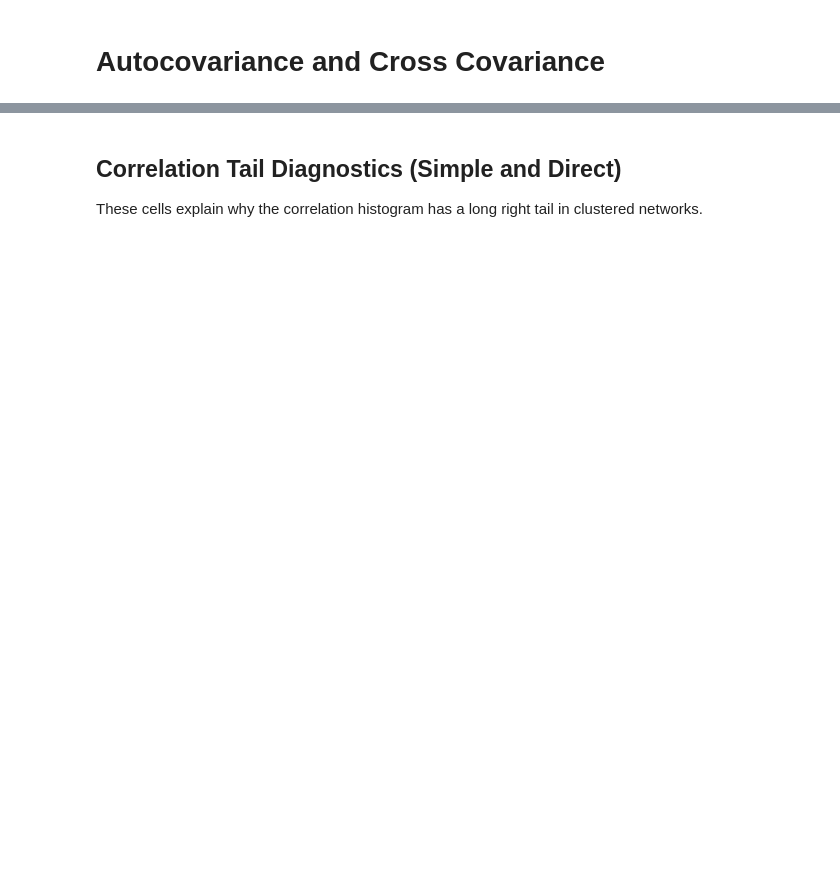
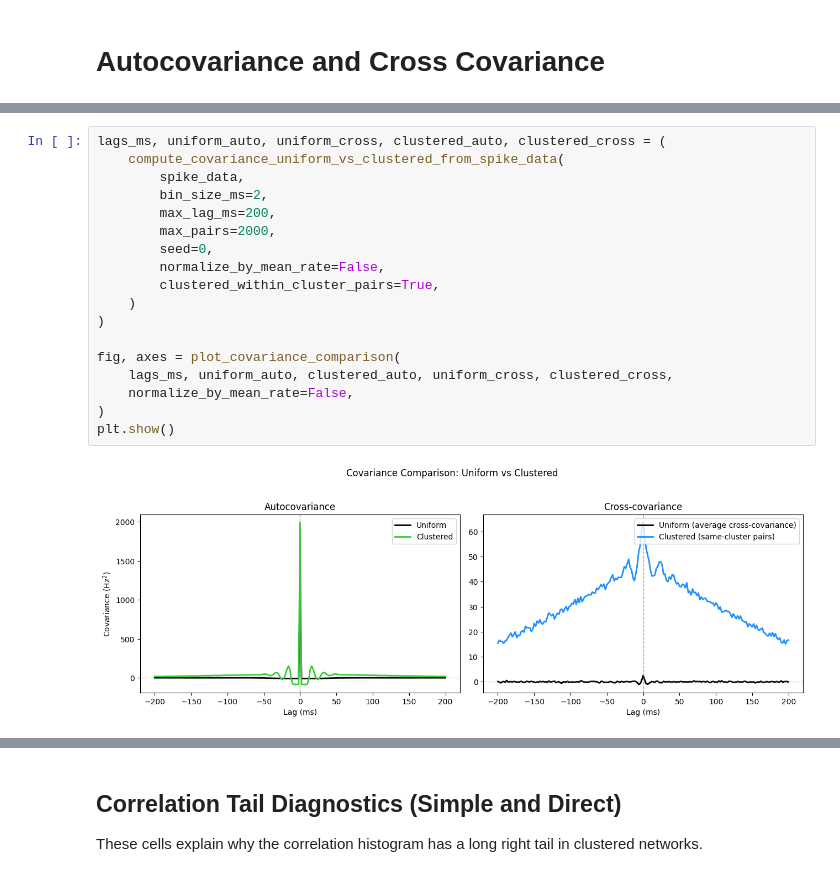
Before and after one commit to arjunpur/clustered-networks, a Jupyter notebook: base_model.ipynb, the cells around one changed output, grey strips where cells are left out. Saved outputs shown, nothing was run; the diff lists cells and outputs as text; blank space fills up the shorter version.

```diff
--- a/base_model.ipynb
+++ b/base_model.ipynb
@@ -1821,0 +235,20 @@ Window 50ms (same cluster):
+# %%
+lags_ms, uniform_auto, uniform_cross, clustered_auto, clustered_cross = (
+    compute_covariance_uniform_vs_clustered_from_spike_data(
+        spike_data,
+        bin_size_ms=2,
+        max_lag_ms=200,
+        max_pairs=2000,
+        seed=0,
+        normalize_by_mean_rate=False,
+        clustered_within_cluster_pairs=True,
+    )
+)
+
+fig, axes = plot_covariance_comparison(
+    lags_ms, uniform_auto, clustered_auto, uniform_cross, clustered_cross,
+    normalize_by_mean_rate=False,
+)
+plt.show()
+# %% [output]
+[figure, added]
```
Also changed, not shown: parts of 36 cells of this notebook, 28 other files.
